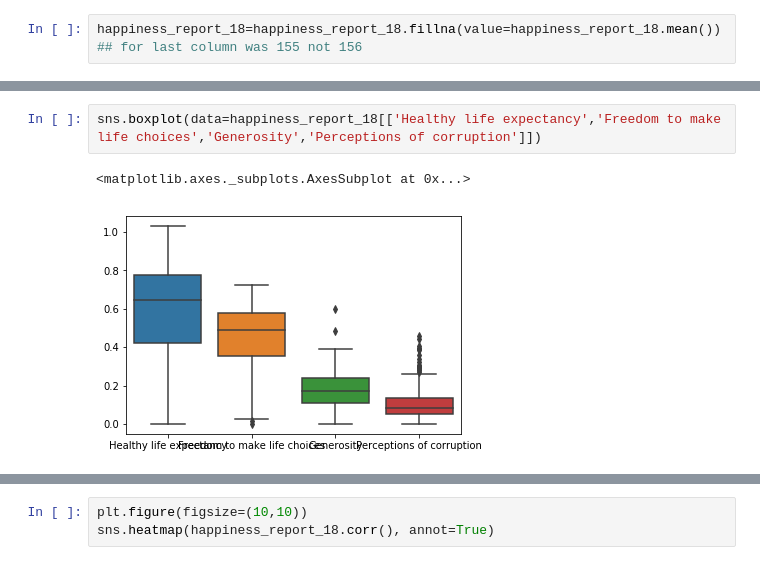
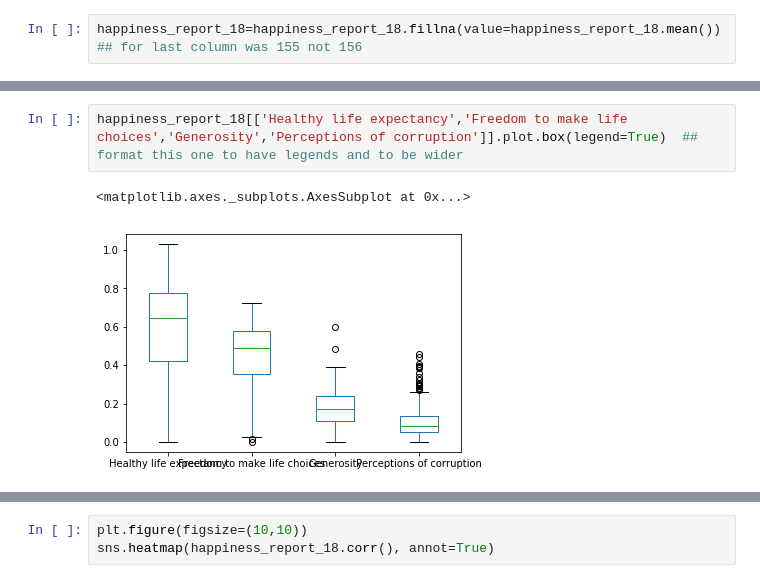
Before and after one commit to Noha-Magdy/world-happiness-report-analysis, a Jupyter notebook: Happiness_report_analysis.ipynb, the cells around one changed output, grey strips where cells are left out. Cells and saved outputs as stored; diff of their text form.

```diff
--- a/Happiness_report_analysis.ipynb
+++ b/Happiness_report_analysis.ipynb
@@ -172,5 +172,5 @@ happiness_report_20['Ladder score'].plot.hist(bins=30)
 # %%
-sns.boxplot(data=happiness_report_18[['Healthy life expectancy','Freedom to make life choices','Generosity','Perceptions of corruption']])
+happiness_report_18[['Healthy life expectancy','Freedom to make life choices','Generosity','Perceptions of corruption']].plot.box(legend=True)  ## format this one to have legends and to be wider
 # %% [output]
 <matplotlib.axes._subplots.AxesSubplot at 0x...>
-[figure, old version]
+[figure, new version]
```
Also changed, not shown: parts of 7 cells of this notebook, 1 other file.
